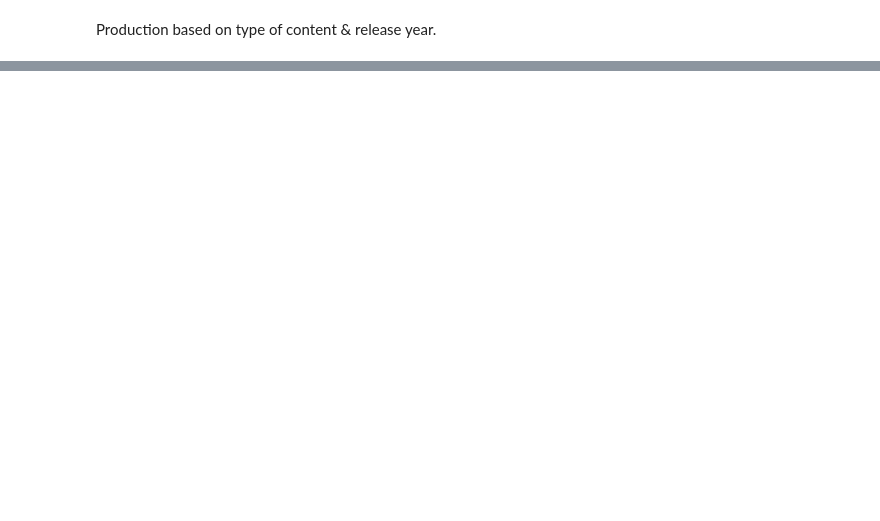
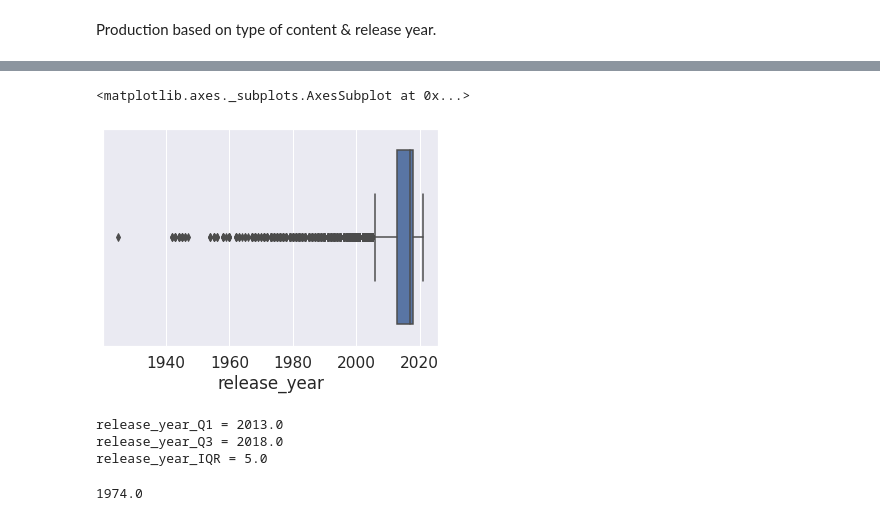
Before and after one commit to Ranjitghadge/NETFLIX-MOVIES-AND-TV-SHOWS-CLUSTERING, a Jupyter notebook: Ranjit_G_NETFLIX_MOVIES_AND_TV_SHOWS_CLUSTERING.ipynb, the cells around one changed output, grey strips where cells are left out. Drawn from its saved outputs; the diff is of its cells as text; code cells hidden in the pictures; blank space fills up the shorter version.

```diff
--- a/Ranjit_G_NETFLIX_MOVIES_AND_TV_SHOWS_CLUSTERING.ipynb
+++ b/Ranjit_G_NETFLIX_MOVIES_AND_TV_SHOWS_CLUSTERING.ipynb
@@ -195,0 +234,17 @@ plt.show()
+# %%
+#Box Plot
+sns.boxplot(df.release_year)
+# %% [output]
+<matplotlib.axes._subplots.AxesSubplot at 0x...>
+[figure, added]
+# %%
+#Find out IQR for release year
+
+release_year_Q1 = df.release_year.quantile(0.25)
+release_year_Q3 = df.release_year.quantile(0.75)
+release_year_IQR = release_year_Q3 - release_year_Q1
+print(f'release_year_Q1 = {release_year_Q1}\nrelease_year_Q3 = {release_year_Q3}\nrelease_year_IQR = {release_year_IQR}')
+# %% [output]
+release_year_Q1 = 2013.0
+release_year_Q3 = 2018.0
+release_year_IQR = 5.0
@@ -195,0 +254,4 @@ plt.show()
+# %%
+np.percentile(df["release_year"],1)
+# %% [output]
+1974.0
```
Also changed, not shown: parts of 24 cells of this notebook.
